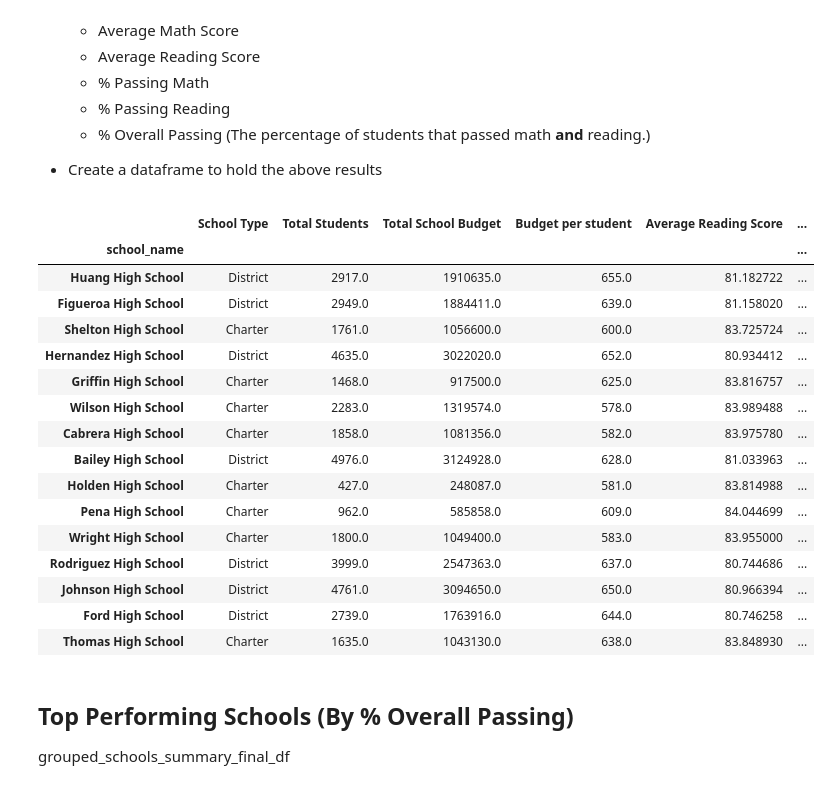
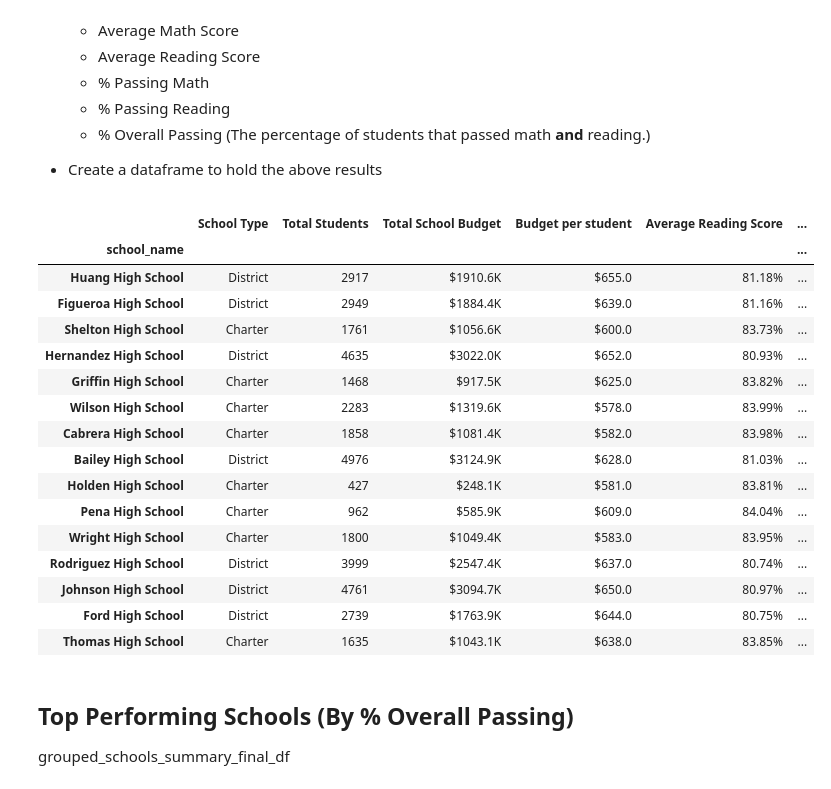
Before and after one commit to granginderpreet/pandas-challenge, a Jupyter notebook: PyCitySchools/PyCitySchools_starter.ipynb, the cells around one changed output. Cells and saved outputs as stored; diff of their text form; code cells hidden in the pictures.

Commit message:
Updated script using the df.copy() function

```diff
--- a/PyCitySchools/PyCitySchools_starter.ipynb
+++ b/PyCitySchools/PyCitySchools_starter.ipynb
@@ -127,57 +127,57 @@ grouped_schools_summary_final = grouped_schools_summary.loc[:,["School ID",
 
 grouped_schools_summary_final_df=pd.DataFrame(grouped_schools_summary_final)
 #Budget per student
 grouped_schools_summary_final_df["Budget per student"]=grouped_schools_summary_final_df["budget"]/grouped_schools_summary_final_df["size"]
 
 grouped_schools_summary_final_df= grouped_schools_summary_final_df.sort_values("School ID")
 grouped_schools_summary_final_df["School Type"]= school_data["type"].to_numpy()
 #Rename columns
 grouped_schools_summary_final_df.rename(columns={"size":"Total Students","budget":"Total School Budget","reading_score":"Average Reading Score","math_score":"Average Math Score"},inplace=True)
 #Drop School ID
 grouped_schools_summary_final_df.drop(["School ID"], axis=1,inplace=True)
 #Selected the requested columns
 grouped_schools_summary_final_df=grouped_schools_summary_final_df[["School Type","Total Students","Total School Budget","Budget per student","Average Reading Score","Average Math Score","% Passing Math Score","% Passing Reading Score","% Passing Overall Score"]]
 #grouped_schools_summary_final_df
 
 #Cleaner formatting. Note that the format is in string format and so we cant use this format for float calc later.
 #Hence created a new frame for this. Still not clear why cant use this format.
 def format(x):
     return "${:.1f}K".format(x/1000)
 def format1(x):
     return "${:.1f}".format(x)
 def format2(x):
     return "{:.2f}%".format(x)
 def format3(x):
     return "{:.0f}".format(x)
 
-grouped_schools_summary_final_df1=grouped_schools_summary_final_df
-#grouped_schools_summary_final_df1["Total School Budget"]=grouped_schools_summary_final_df1["Total School Budget"].apply(format)
-#grouped_schools_summary_final_df1["Budget per student"]=grouped_schools_summary_final_df1["Budget per student"].apply(format1)
-#grouped_schools_summary_final_df1["Average Reading Score"]=grouped_schools_summary_final_df1["Average Reading Score"].apply(format2)
-#grouped_schools_summary_final_df1["Average Math Score"]=grouped_schools_summary_final_df1["Average Math Score"].apply(format2)
-#grouped_schools_summary_final_df1["% Passing Math Score"]=grouped_schools_summary_final_df1["% Passing Math Score"].apply(format2)
-#grouped_schools_summary_final_df1["% Passing Reading Score"]=grouped_schools_summary_final_df1["% Passing Reading Score"].apply(format2)
-#grouped_schools_summary_final_df1["% Passing Overall Score"]=grouped_schools_summary_final_df1["% Passing Overall Score"].apply(format2)
-#grouped_schools_summary_final_df1["Total Students"]=grouped_schools_summary_final_df1["Total Students"].apply(format3)
+grouped_schools_summary_final_df1=grouped_schools_summary_final_df.copy()
+grouped_schools_summary_final_df1["Total School Budget"]=grouped_schools_summary_final_df1["Total School Budget"].apply(format)
+grouped_schools_summary_final_df1["Budget per student"]=grouped_schools_summary_final_df1["Budget per student"].apply(format1)
+grouped_schools_summary_final_df1["Average Reading Score"]=grouped_schools_summary_final_df1["Average Reading Score"].apply(format2)
+grouped_schools_summary_final_df1["Average Math Score"]=grouped_schools_summary_final_df1["Average Math Score"].apply(format2)
+grouped_schools_summary_final_df1["% Passing Math Score"]=grouped_schools_summary_final_df1["% Passing Math Score"].apply(format2)
+grouped_schools_summary_final_df1["% Passing Reading Score"]=grouped_schools_summary_final_df1["% Passing Reading Score"].apply(format2)
+grouped_schools_summary_final_df1["% Passing Overall Score"]=grouped_schools_summary_final_df1["% Passing Overall Score"].apply(format2)
+grouped_schools_summary_final_df1["Total Students"]=grouped_schools_summary_final_df1["Total Students"].apply(format3)
 grouped_schools_summary_final_df1
 # %% [output]
 |  | School Type | Total Students | Total School Budget | Budget per student | Average Reading Score | ... |
 | school_name |  |  |  |  |  | ... |
-| Huang High School | District | 2917.0 | 1910635.0 | 655.0 | 81.182722 | ... |
-| Figueroa High School | District | 2949.0 | 1884411.0 | 639.0 | 81.158020 | ... |
-| Shelton High School | Charter | 1761.0 | 1056600.0 | 600.0 | 83.725724 | ... |
-| Hernandez High School | District | 4635.0 | 3022020.0 | 652.0 | 80.934412 | ... |
-| Griffin High School | Charter | 1468.0 | 917500.0 | 625.0 | 83.816757 | ... |
-| Wilson High School | Charter | 2283.0 | 1319574.0 | 578.0 | 83.989488 | ... |
-| Cabrera High School | Charter | 1858.0 | 1081356.0 | 582.0 | 83.975780 | ... |
-| Bailey High School | District | 4976.0 | 3124928.0 | 628.0 | 81.033963 | ... |
-| Holden High School | Charter | 427.0 | 248087.0 | 581.0 | 83.814988 | ... |
-| Pena High School | Charter | 962.0 | 585858.0 | 609.0 | 84.044699 | ... |
-| Wright High School | Charter | 1800.0 | 1049400.0 | 583.0 | 83.955000 | ... |
-| Rodriguez High School | District | 3999.0 | 2547363.0 | 637.0 | 80.744686 | ... |
-| Johnson High School | District | 4761.0 | 3094650.0 | 650.0 | 80.966394 | ... |
-| Ford High School | District | 2739.0 | 1763916.0 | 644.0 | 80.746258 | ... |
-| Thomas High School | Charter | 1635.0 | 1043130.0 | 638.0 | 83.848930 | ... |
+| Huang High School | District | 2917 | $1910.6K | $655.0 | 81.18% | ... |
+| Figueroa High School | District | 2949 | $1884.4K | $639.0 | 81.16% | ... |
+| Shelton High School | Charter | 1761 | $1056.6K | $600.0 | 83.73% | ... |
+| Hernandez High School | District | 4635 | $3022.0K | $652.0 | 80.93% | ... |
+| Griffin High School | Charter | 1468 | $917.5K | $625.0 | 83.82% | ... |
+| Wilson High School | Charter | 2283 | $1319.6K | $578.0 | 83.99% | ... |
+| Cabrera High School | Charter | 1858 | $1081.4K | $582.0 | 83.98% | ... |
+| Bailey High School | District | 4976 | $3124.9K | $628.0 | 81.03% | ... |
+| Holden High School | Charter | 427 | $248.1K | $581.0 | 83.81% | ... |
+| Pena High School | Charter | 962 | $585.9K | $609.0 | 84.04% | ... |
+| Wright High School | Charter | 1800 | $1049.4K | $583.0 | 83.95% | ... |
+| Rodriguez High School | District | 3999 | $2547.4K | $637.0 | 80.74% | ... |
+| Johnson High School | District | 4761 | $3094.7K | $650.0 | 80.97% | ... |
+| Ford High School | District | 2739 | $1763.9K | $644.0 | 80.75% | ... |
+| Thomas High School | Charter | 1635 | $1043.1K | $638.0 | 83.85% | ... |
 # %% [markdown]
 ## Top Performing Schools (By % Overall Passing)
 grouped_schools_summary_final_df
```
Also changed, not shown: parts of 6 cells of this notebook, 1 other file.
